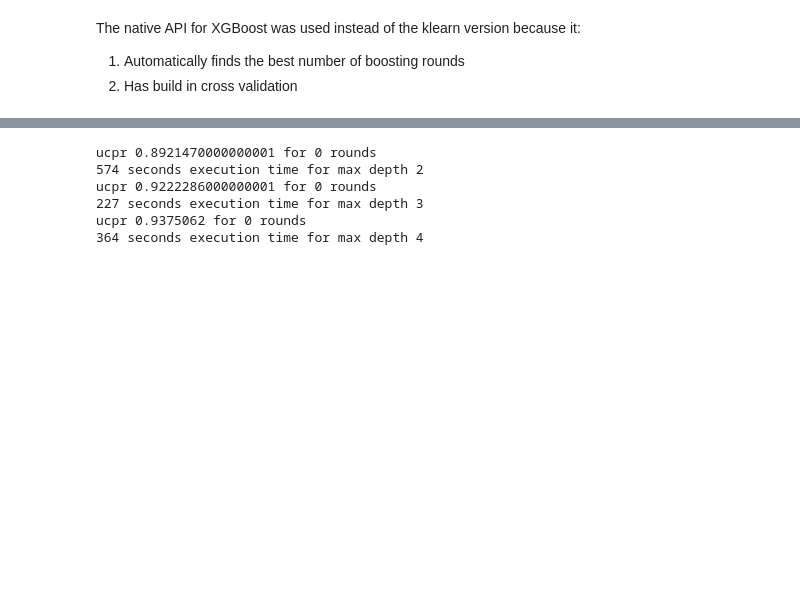
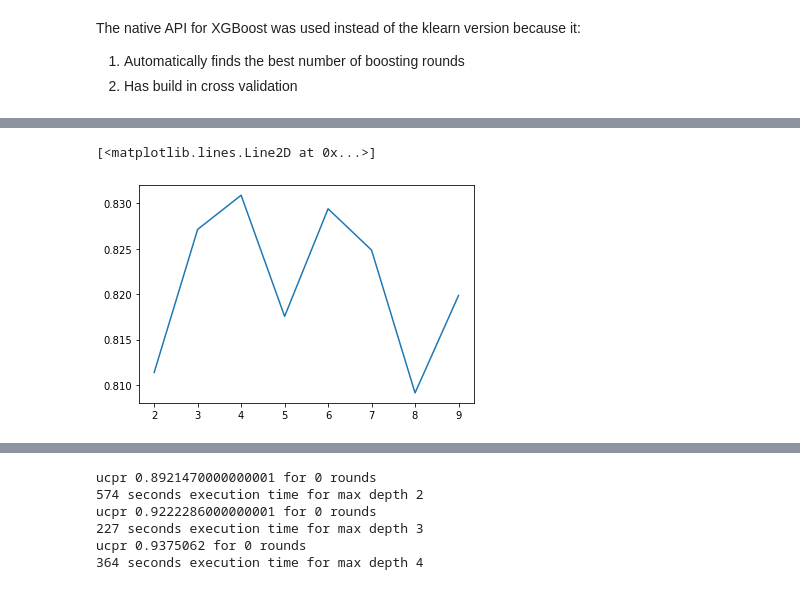
Before and after one commit to allanalberts/Credit-Card-Fraud-Identification-and-Management-Strategy, a Jupyter notebook: notebooks/xgboost_classifier_tuning.ipynb, the cells around one changed output, grey strips where cells are left out. Drawn from its saved outputs; the diff is of its cells as text; code cells hidden in the pictures; blank space fills up the shorter version.

```diff
--- a/notebooks/xgboost_classifier_tuning.ipynb
+++ b/notebooks/xgboost_classifier_tuning.ipynb
@@ -28,4 +30,10 @@ c_train, c_test, X_holdout, y_holdout, c_holdout, \
 features = h.load_data(holdoutseed, engineered_features=False)
 
 #*********** CHANGE TO VER 04 **************
-classifiers = h.load_classifier_dict("classifiers_ver04.pickle")
+# classifiers = h.load_classifier_dict("classifiers_ver04.pickle")
+
+# Train WITHOUT SMOTE
+classifiers = h.load_classifier_dict("classifiers_ver03.pickle")
+
+dtrain = xgb.DMatrix(X_train, label=y_train)
+dtest = xgb.DMatrix(X_test, label=y_test)
@@ -54,0 +110,11 @@ params['eval_metric'] = "aucpr"
+# %%
+# Evaluation for min_child_weight
+
+min_child_weights = gridsearch_params
+min_child_weight_results = aucpr_lst
+
+fig, ax = plt.subplots()
+ax.plot(min_child_weights, min_child_weight_results, '-')
+# %% [output]
+[<matplotlib.lines.Line2D at 0x...>]
+[figure, added]
```
Also changed, not shown: parts of 16 cells of this notebook, 3 other files.
